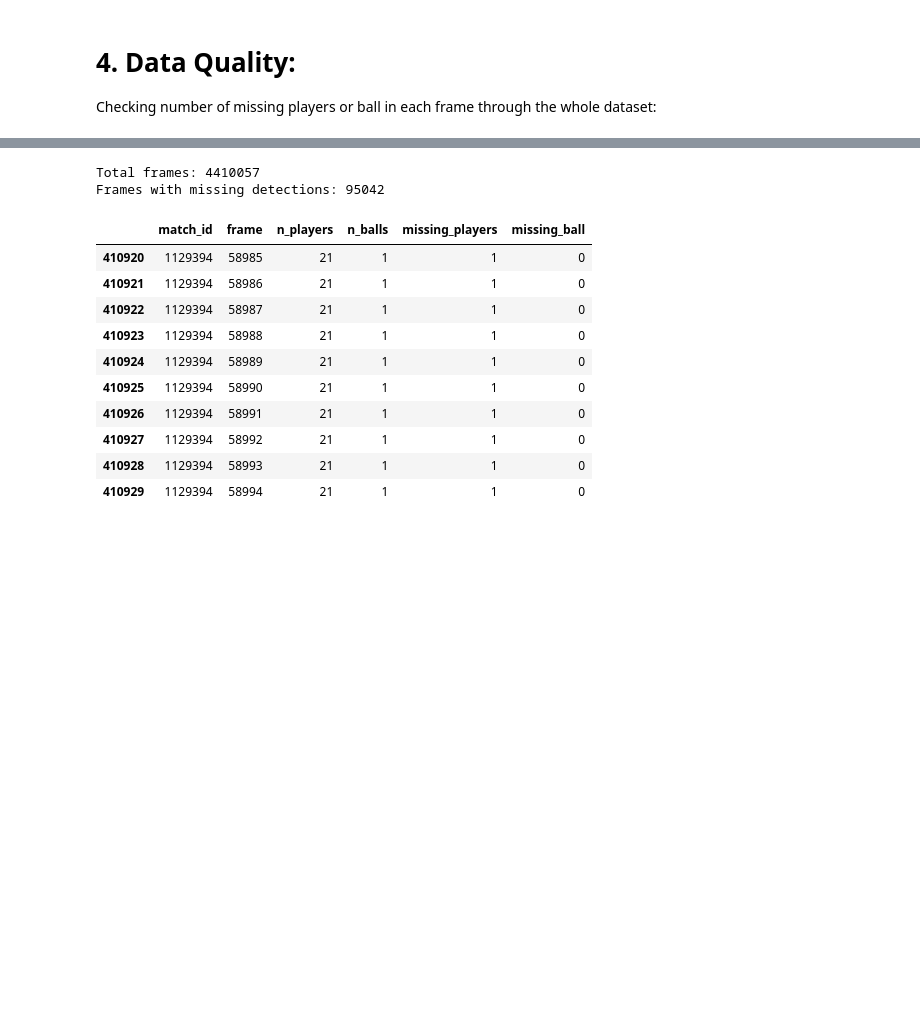
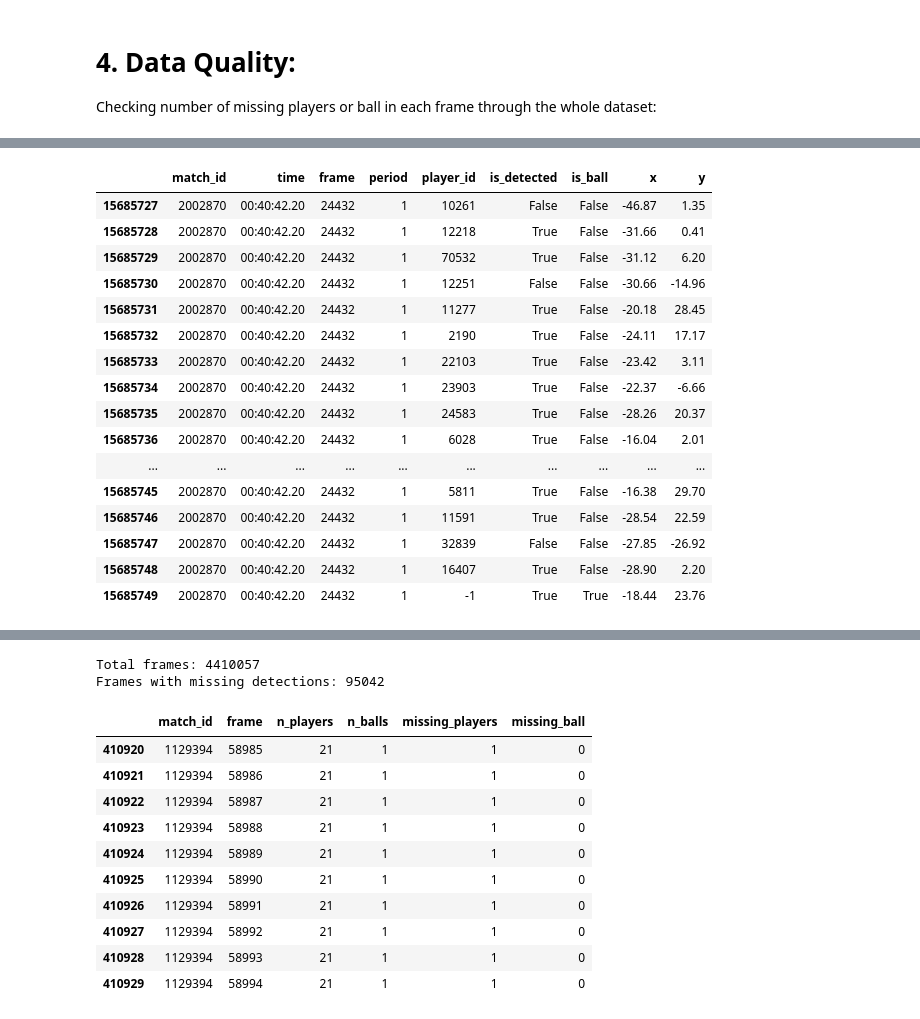
Before and after one commit to MartimRego/pass-decisions, a Jupyter notebook: Module_1/tracking_basics.ipynb, the cells around one changed output, grey strips where cells are left out. Saved outputs shown, nothing was run; the diff lists cells and outputs as text; code cells hidden in the pictures; blank space fills up the shorter version.

```diff
--- a/Module_1/tracking_basics.ipynb
+++ b/Module_1/tracking_basics.ipynb
@@ -12,21 +35,10 @@ Update the paths below to your local folders. This notebook assumes:
 # %%
-import os, json
-from pathlib import Path
-
-import numpy as np
-import pandas as pd
-import matplotlib.pyplot as plt
-
-from scipy.signal import savgol_filter
-from sklearn.cluster import KMeans
-
-pd.set_option("display.max_columns", 120)
-pd.set_option("display.width", 140)
-
 # --- Paths (EDIT ME) ---
-BASE_DIR = Path('/Users/pegra441/Desktop/twelve-deep-learning/RealMadrid_data')
+DATA_DIR = Path(DATA_DIR)
+BASE_DIR = DATA_DIR / 'RealMadrid'
 MATCHES_PATH = BASE_DIR / 'matches.parquet'
 TRACKING_DIR = BASE_DIR / 'tracking'
+TRACKING_DIR_PARQUET = BASE_DIR / 'tracking_parquet'
 
 # Output
 PROCESSED_DIR = BASE_DIR / 'processed'
@@ -127,0 +71,7 @@ tracking= pd.read_parquet('/Users/pegra441/Desktop/twelve-deep-learning/RealMadr
+# %%
+#Example tracking files
+example_match_id = df_matches.loc[0, 'id']
+with open(TRACKING_DIR / f"{example_match_id}.json", "r") as f:
+    example_tracking_data = json.load(f)
+
+example_tracking_data[1000:1001]  # show frames 1000
@@ -168,0 +190,22 @@ Frames with issues: 95042
+# %%
+tracking_example = pd.read_parquet(TRACKING_DIR_PARQUET / f"{2002870}.parquet")
+# %%
+tracking_example[(tracking_example.match_id == 2002870) & (tracking_example.frame == 24432)]
+# %% [output]
+|  | match_id | time | frame | period | player_id | is_detected | is_ball | x | y |
+| 15685727 | 2002870 | 00:40:42.20 | 24432 | 1 | 10261 | False | False | -46.87 | 1.35 |
+| 15685728 | 2002870 | 00:40:42.20 | 24432 | 1 | 12218 | True | False | -31.66 | 0.41 |
+| 15685729 | 2002870 | 00:40:42.20 | 24432 | 1 | 70532 | True | False | -31.12 | 6.20 |
+| 15685730 | 2002870 | 00:40:42.20 | 24432 | 1 | 12251 | False | False | -30.66 | -14.96 |
+| 15685731 | 2002870 | 00:40:42.20 | 24432 | 1 | 11277 | True | False | -20.18 | 28.45 |
+| 15685732 | 2002870 | 00:40:42.20 | 24432 | 1 | 2190 | True | False | -24.11 | 17.17 |
+| 15685733 | 2002870 | 00:40:42.20 | 24432 | 1 | 22103 | True | False | -23.42 | 3.11 |
+| 15685734 | 2002870 | 00:40:42.20 | 24432 | 1 | 23903 | True | False | -22.37 | -6.66 |
+| 15685735 | 2002870 | 00:40:42.20 | 24432 | 1 | 24583 | True | False | -28.26 | 20.37 |
+| 15685736 | 2002870 | 00:40:42.20 | 24432 | 1 | 6028 | True | False | -16.04 | 2.01 |
+| ... | ... | ... | ... | ... | ... | ... | ... | ... | ... |
+| 15685745 | 2002870 | 00:40:42.20 | 24432 | 1 | 5811 | True | False | -16.38 | 29.70 |
+| 15685746 | 2002870 | 00:40:42.20 | 24432 | 1 | 11591 | True | False | -28.54 | 22.59 |
+| 15685747 | 2002870 | 00:40:42.20 | 24432 | 1 | 32839 | False | False | -27.85 | -26.92 |
+| 15685748 | 2002870 | 00:40:42.20 | 24432 | 1 | 16407 | True | False | -28.90 | 2.20 |
+| 15685749 | 2002870 | 00:40:42.20 | 24432 | 1 | -1 | True | True | -18.44 | 23.76 |
```
Also changed, not shown: parts of 28 cells of this notebook, 5 other files.
